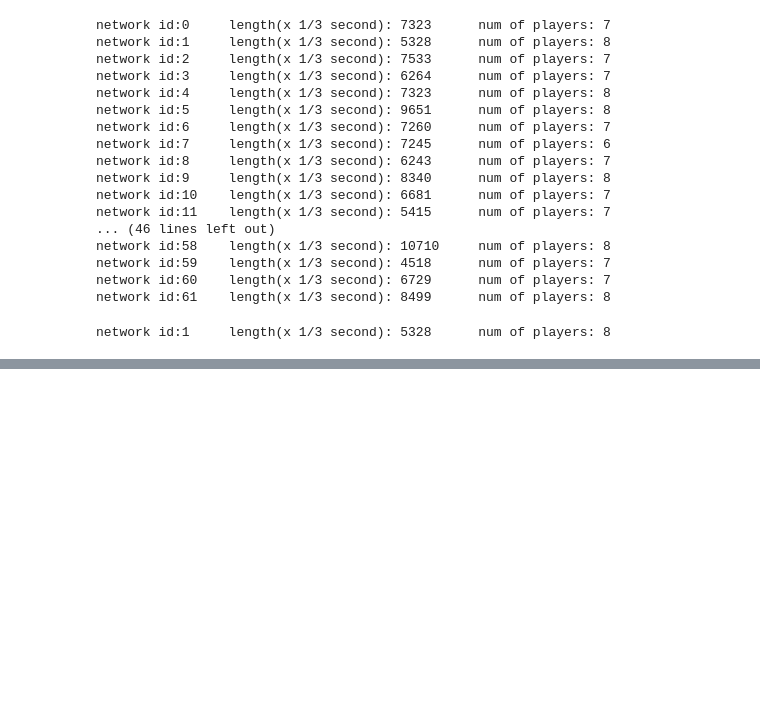
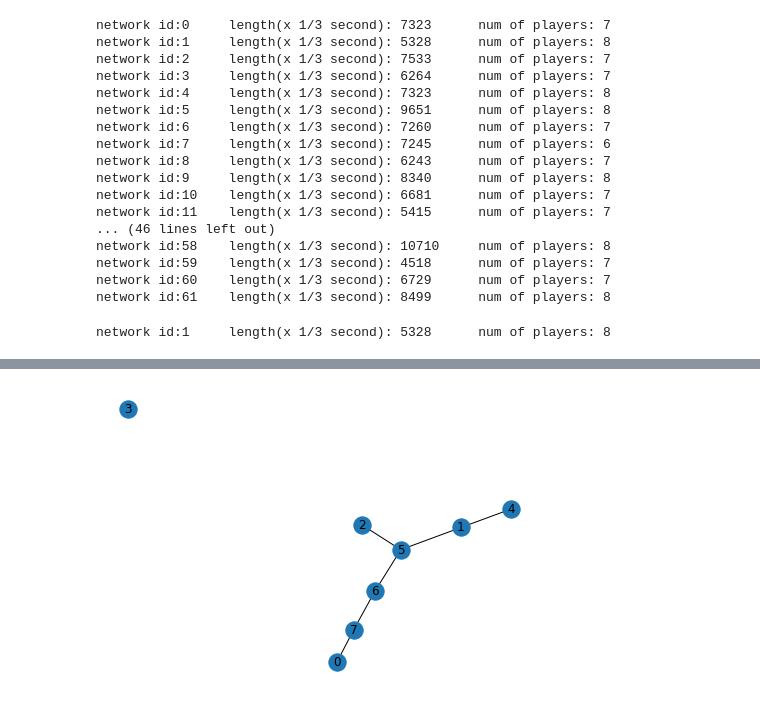
Before and after one commit to J-cuong/CSC407, a Jupyter notebook: NetworkAnalysisProj.ipynb, the cells around one changed output, grey strips where cells are left out. Cells and saved outputs as stored; diff of their text form; code cells hidden in the pictures; blank space fills up the shorter version.

```diff
--- a/NetworkAnalysisProj.ipynb
+++ b/NetworkAnalysisProj.ipynb
@@ -198,0 +158,6 @@ Internal representation:  [[0, 1, 1, 0], [0, 0, 3, 0], [0, 0, 0, 4], [5, 0, 0, 0
+# %%
+
+G = nx.from_numpy_matrix(game2[4])
+nx.draw(G, with_labels=True)
+# %% [output]
+[figure, added]
```
Also changed, not shown: parts of 23 cells of this notebook.
